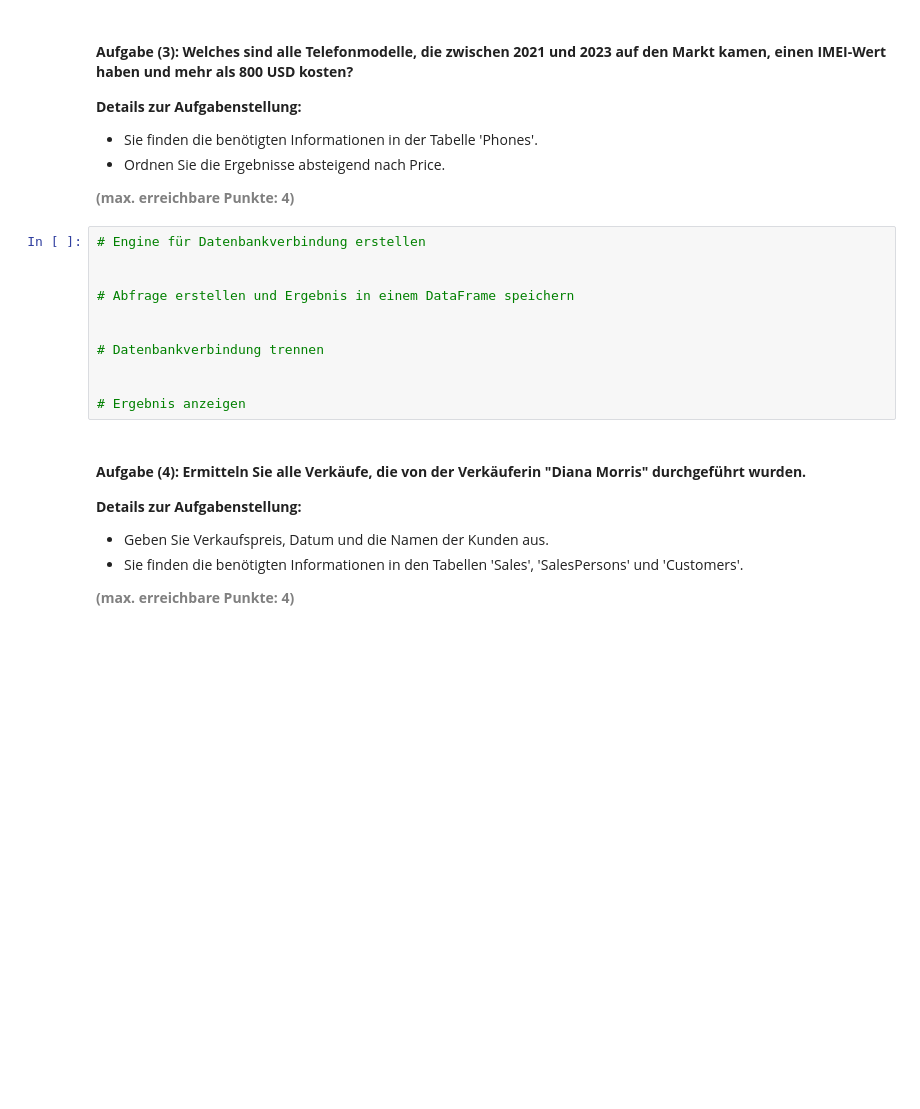
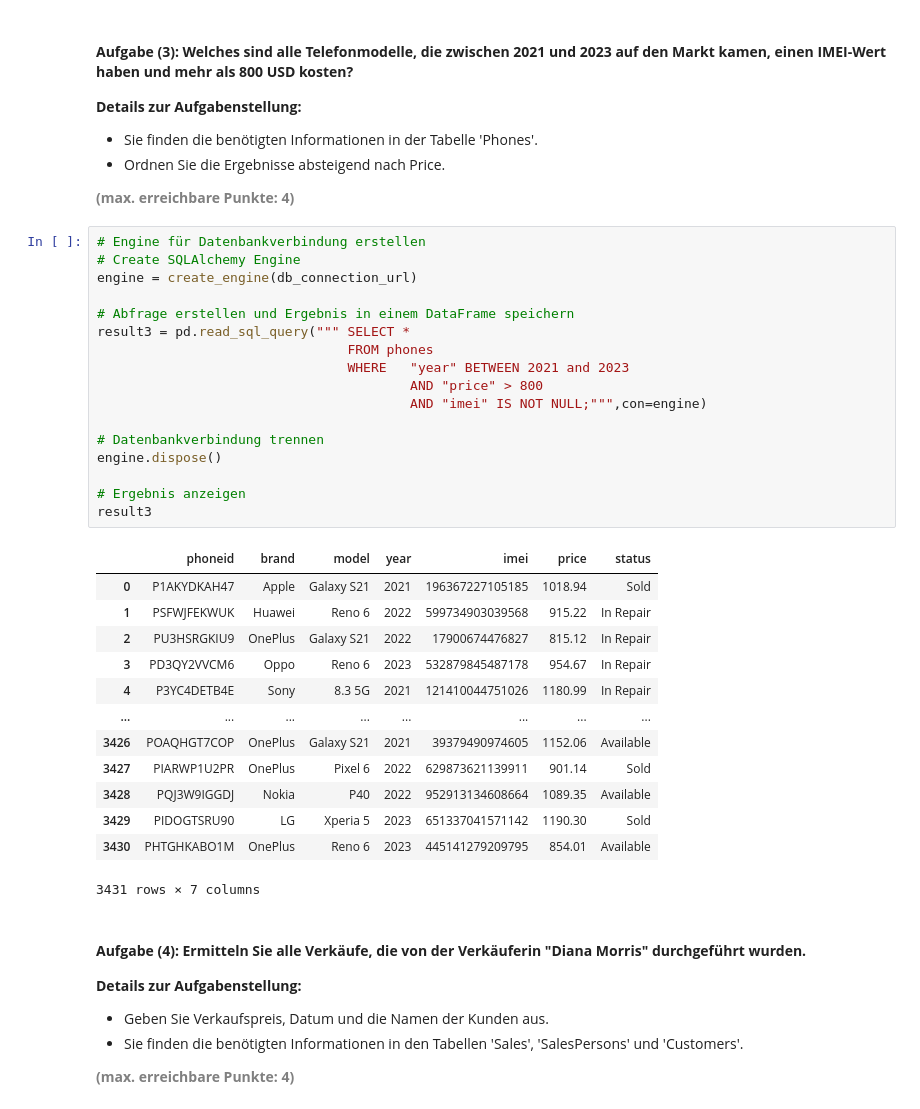
Before and after one commit to mrohner002/python_postgresql_pgadmin, a Jupyter notebook: Test Exam/Test_Exam_Relationale_Daten.ipynb, the cells around one changed output. Saved outputs shown, nothing was run; the diff lists cells and outputs as text; blank space fills up the shorter version.

```diff
--- a/Test Exam/Test_Exam_Relationale_Daten.ipynb
+++ b/Test Exam/Test_Exam_Relationale_Daten.ipynb
@@ -235,15 +271,35 @@ df_sub
 <b style="color: gray;">(max. erreichbare Punkte: 4)</b>
 # %%
 # Engine für Datenbankverbindung erstellen
-
+# Create SQLAlchemy Engine
+engine = create_engine(db_connection_url)
 
 # Abfrage erstellen und Ergebnis in einem DataFrame speichern
-
+result3 = pd.read_sql_query(""" SELECT *
+                                FROM phones
+                                WHERE	"year" BETWEEN 2021 and 2023
+                                        AND "price" > 800
+                                        AND "imei" IS NOT NULL;""",con=engine)
 
 # Datenbankverbindung trennen
-
+engine.dispose()
 
 # Ergebnis anzeigen
+result3
+# %% [output]
+|  | phoneid | brand | model | year | imei | price | status |
+| 0 | P1AKYDKAH47 | Apple | Galaxy S21 | 2021 | 196367227105185 | 1018.94 | Sold |
+| 1 | PSFWJFEKWUK | Huawei | Reno 6 | 2022 | 599734903039568 | 915.22 | In Repair |
+| 2 | PU3HSRGKIU9 | OnePlus | Galaxy S21 | 2022 | 17900674476827 | 815.12 | In Repair |
+| 3 | PD3QY2VVCM6 | Oppo | Reno 6 | 2023 | 532879845487178 | 954.67 | In Repair |
+| 4 | P3YC4DETB4E | Sony | 8.3 5G | 2021 | 121410044751026 | 1180.99 | In Repair |
+| ... | ... | ... | ... | ... | ... | ... | ... |
+| 3426 | POAQHGT7COP | OnePlus | Galaxy S21 | 2021 | 39379490974605 | 1152.06 | Available |
+| 3427 | PIARWP1U2PR | OnePlus | Pixel 6 | 2022 | 629873621139911 | 901.14 | Sold |
+| 3428 | PQJ3W9IGGDJ | Nokia | P40 | 2022 | 952913134608664 | 1089.35 | Available |
+| 3429 | PIDOGTSRU90 | LG | Xperia 5 | 2023 | 651337041571142 | 1190.30 | Sold |
+| 3430 | PHTGHKABO1M | OnePlus | Reno 6 | 2023 | 445141279209795 | 854.01 | Available |
+3431 rows × 7 columns
 # %% [markdown]
 #### <b>Aufgabe (4): Ermitteln Sie alle Verkäufe, die von der Verkäuferin "Diana Morris" durchgeführt wurden.</b>
 <b>Details zur Aufgabenstellung:</b>
```
Also changed, not shown: parts of 8 cells of this notebook.
